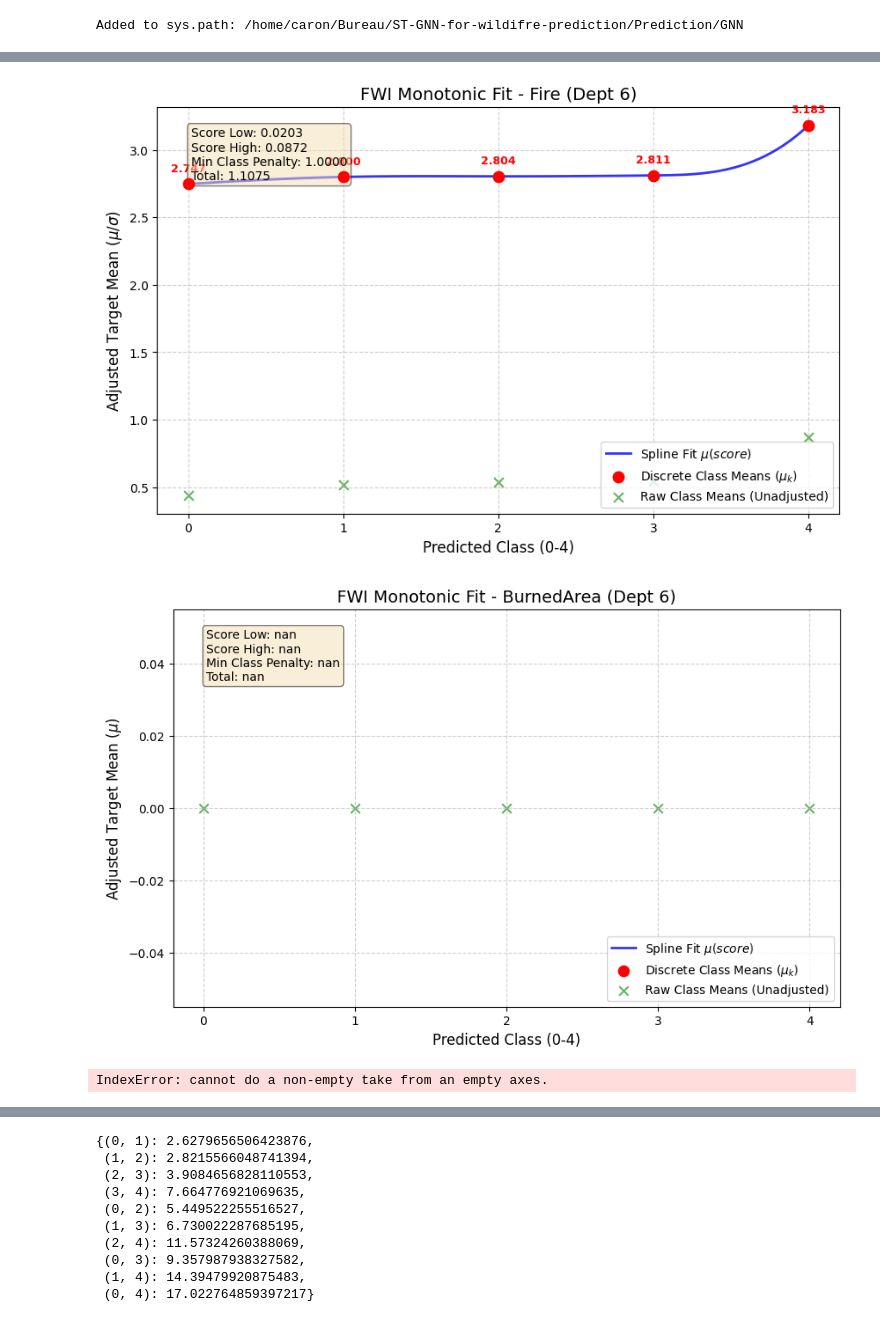
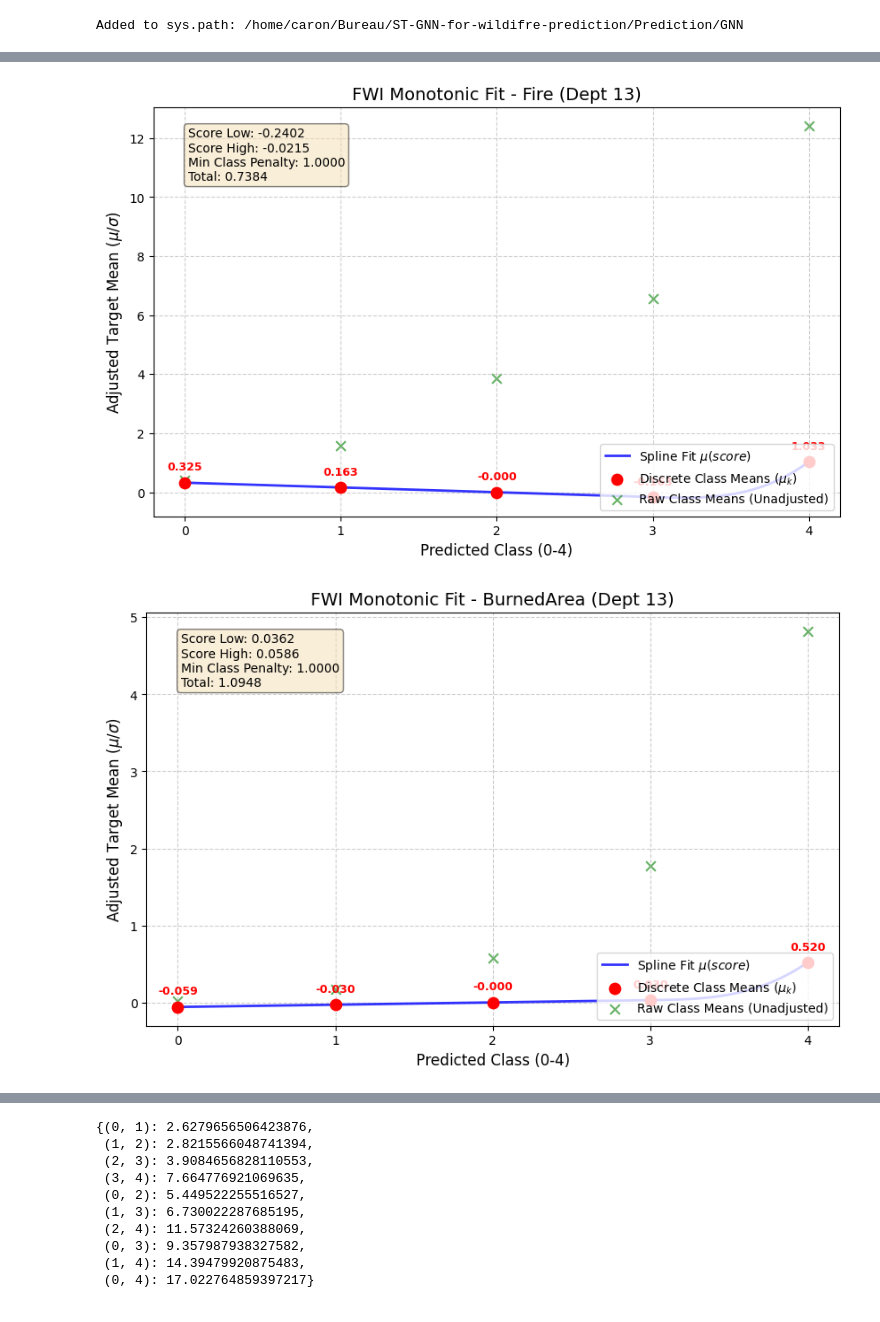
Before and after one commit to NicolasCaronPro/ST-GNN-for-wildifre-prediction, a Jupyter notebook: Prediction/risk_evaluation_bdiff.ipynb, the cells around one changed output, grey strips where cells are left out. Cells and saved outputs as stored; diff of their text form; code cells hidden in the pictures.

```diff
--- a/Prediction/risk_evaluation_bdiff.ipynb
+++ b/Prediction/risk_evaluation_bdiff.ipynb
@@ -456,14 +456,14 @@ for label, (target_col, df_name) in target_map.items():
 
 print('FWI done.')
 
-for d in [6, 13, 34, 83]:
+for d in [13, 34, 83]:
     # --- Visualisation FWI (Dept 06) ---
     for label, (target_col, df_name) in target_map.items():
         df = globals().get(df_name)
         sc = scorers.get(label)
         if df is not None and sc is not None and 'fwi_mean' in df.columns:
             mask = df['departement'] == d
-            sub = df[mask].copy()
+            sub = df[mask].copy(deep=True)
             sub['_p'] = discretize_fwi(sub['fwi_mean'], FWI_QUANTILES)
             sc._plot(sub['_p'], sub[target_col].fillna(0), sub['date'], sub['num_zone'],
                     title=f"FWI Monotonic Fit - {label} (Dept {d})")
@@ -486,5 +486,4 @@ Dataset  score_high  score_low  score_min_class   recall        k1        k2
   Saved -> bdiff/fwi_scores_BurnedArea.csv
 FWI done.
-[figure, old version]
+[figure, new version]
-[figure, old version]
+[figure, new version]
-IndexError: cannot do a non-empty take from an empty axes.
```
Also changed, not shown: parts of 7 cells of this notebook, 12 other files.
